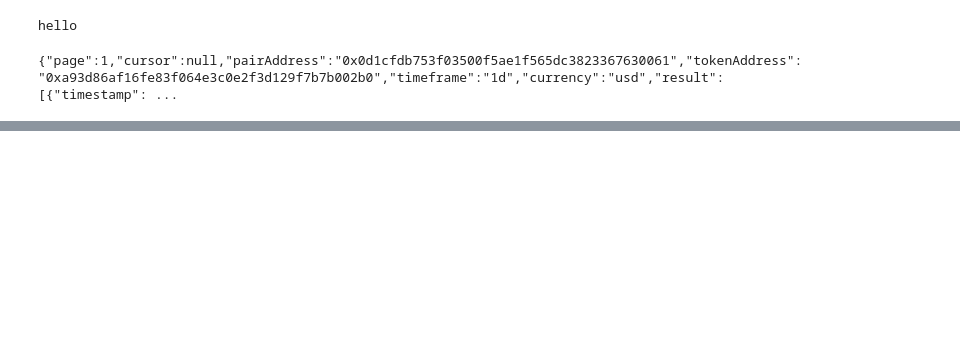
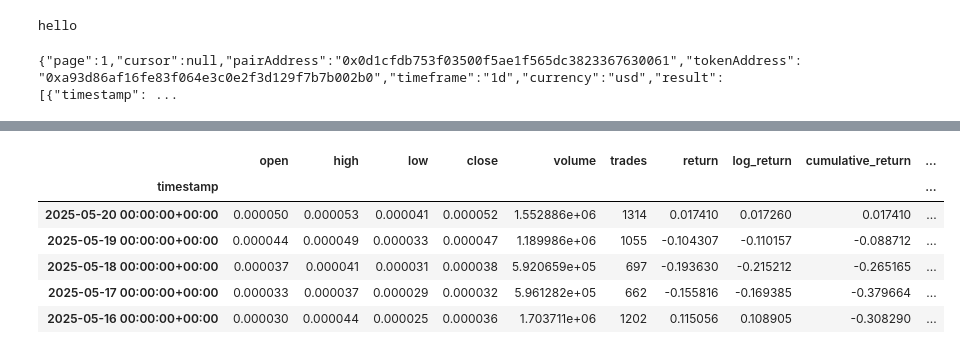
Before and after one commit to harshit4311/Fetching-Memecoin-Data, a Jupyter notebook: memecoin-data/COCORO.ipynb, the cells around one changed output, grey strips where cells are left out. Drawn from its saved outputs; the diff is of its cells as text; code cells hidden in the pictures; blank space fills up the shorter version.

```diff
--- a/memecoin-data/COCORO.ipynb
+++ b/memecoin-data/COCORO.ipynb
@@ -142,0 +143,10 @@ summary
+# %%
+df.head()
+# %% [output]
+|  | open | high | low | close | volume | trades | return | log_return | cumulative_return | ... |
+| timestamp |  |  |  |  |  |  |  |  |  | ... |
+| 2025-05-20 00:00:00+00:00 | 0.000050 | 0.000053 | 0.000041 | 0.000052 | 1.552886e+06 | 1314 | 0.017410 | 0.017260 | 0.017410 | ... |
+| 2025-05-19 00:00:00+00:00 | 0.000044 | 0.000049 | 0.000033 | 0.000047 | 1.189986e+06 | 1055 | -0.104307 | -0.110157 | -0.088712 | ... |
+| 2025-05-18 00:00:00+00:00 | 0.000037 | 0.000041 | 0.000031 | 0.000038 | 5.920659e+05 | 697 | -0.193630 | -0.215212 | -0.265165 | ... |
+| 2025-05-17 00:00:00+00:00 | 0.000033 | 0.000037 | 0.000029 | 0.000032 | 5.961282e+05 | 662 | -0.155816 | -0.169385 | -0.379664 | ... |
+| 2025-05-16 00:00:00+00:00 | 0.000030 | 0.000044 | 0.000025 | 0.000036 | 1.703711e+06 | 1202 | 0.115056 | 0.108905 | -0.308290 | ... |
```
Also changed, not shown: parts of 5 cells of this notebook, 11 other files.
